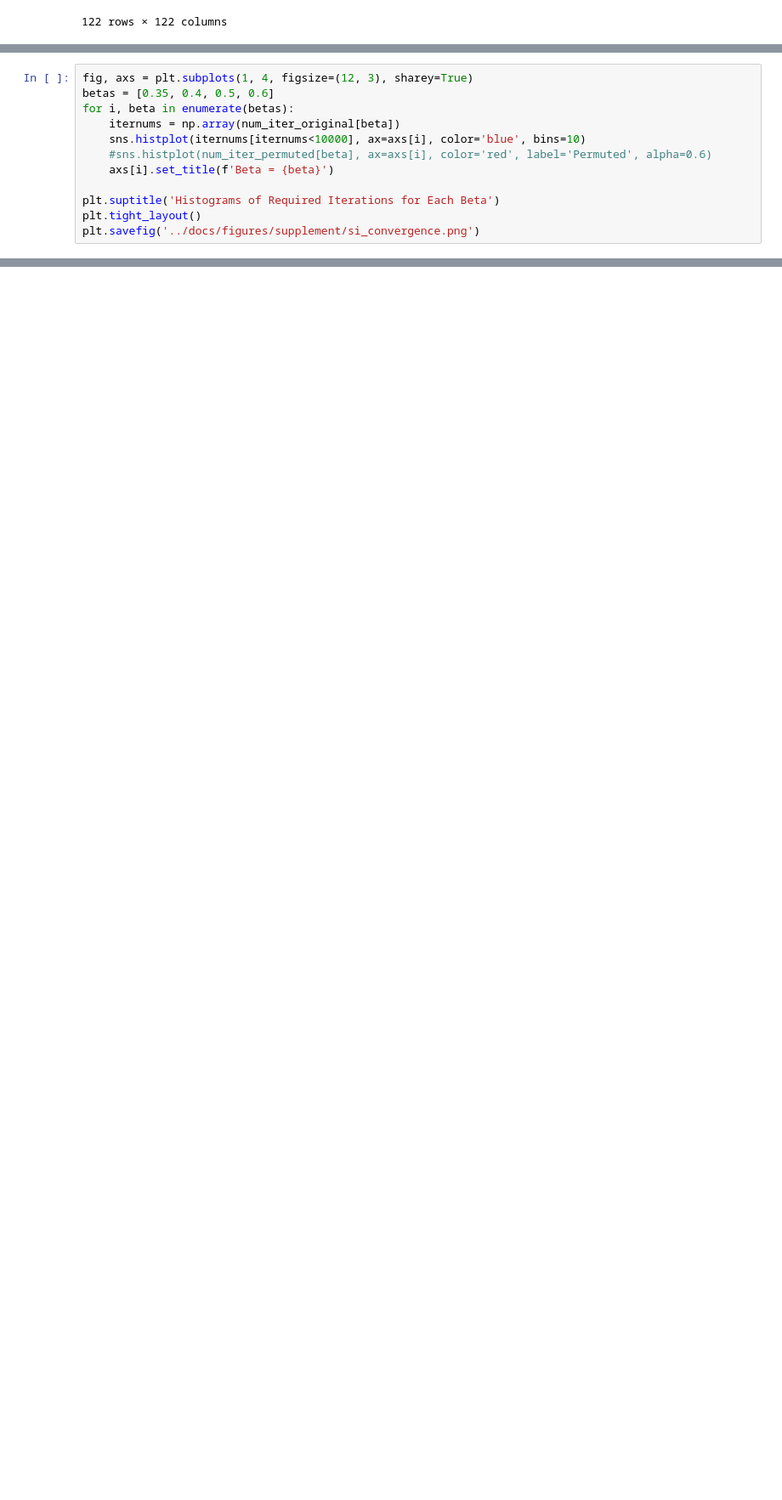
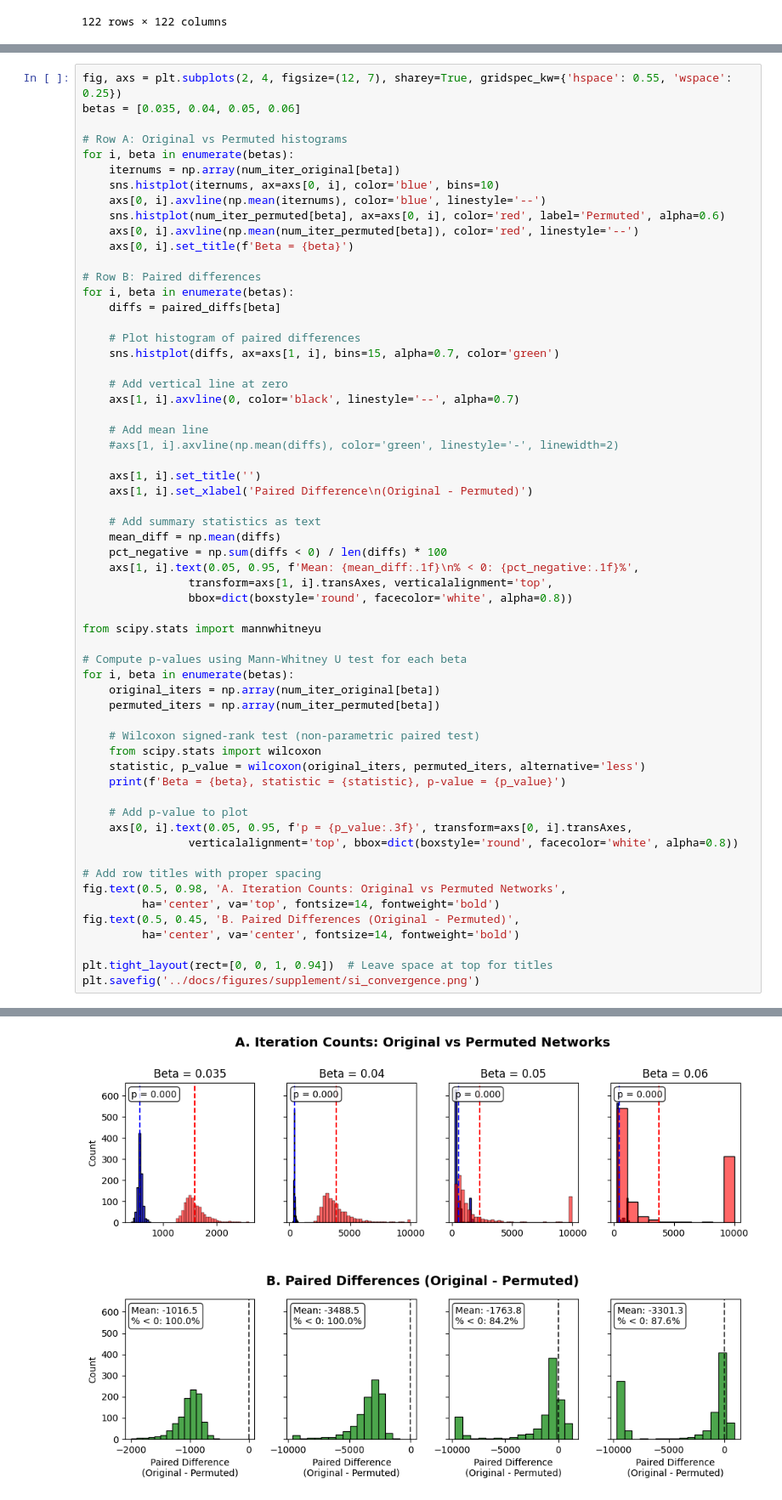
Before and after one commit to pni-lab/connattractor, a Jupyter notebook: notebooks/convergence_analysis.ipynb, the cells around one changed output, grey strips where cells are left out. Shown at 85% size. Saved outputs shown, nothing was run; the diff lists cells and outputs as text; blank space fills up the shorter version.

```diff
--- a/notebooks/convergence_analysis.ipynb
+++ b/notebooks/convergence_analysis.ipynb
@@ -120,12 +89,0 @@ median iterations
-# %%
-fig, axs = plt.subplots(1, 4, figsize=(12, 3), sharey=True)
-betas = [0.35, 0.4, 0.5, 0.6]
-for i, beta in enumerate(betas):
-    iternums = np.array(num_iter_original[beta])
-    sns.histplot(iternums[iternums<10000], ax=axs[i], color='blue', bins=10)
-    #sns.histplot(num_iter_permuted[beta], ax=axs[i], color='red', label='Permuted', alpha=0.6)
-    axs[i].set_title(f'Beta = {beta}')
-
-plt.suptitle('Histograms of Required Iterations for Each Beta')
-plt.tight_layout()
-plt.savefig('../docs/figures/supplement/si_convergence.png')
@@ -133,0 +141,61 @@ plt.savefig('../docs/figures/supplement/si_convergence.png')
+# %%
+fig, axs = plt.subplots(2, 4, figsize=(12, 7), sharey=True, gridspec_kw={'hspace': 0.55, 'wspace': 0.25})
+betas = [0.035, 0.04, 0.05, 0.06]
+
+# Row A: Original vs Permuted histograms
+for i, beta in enumerate(betas):
+    iternums = np.array(num_iter_original[beta])
+    sns.histplot(iternums, ax=axs[0, i], color='blue', bins=10)
+    axs[0, i].axvline(np.mean(iternums), color='blue', linestyle='--')
+    sns.histplot(num_iter_permuted[beta], ax=axs[0, i], color='red', label='Permuted', alpha=0.6)
+    axs[0, i].axvline(np.mean(num_iter_permuted[beta]), color='red', linestyle='--')
+    axs[0, i].set_title(f'Beta = {beta}')
+
+# Row B: Paired differences
+for i, beta in enumerate(betas):
+    diffs = paired_diffs[beta]
+
+    # Plot histogram of paired differences
+    sns.histplot(diffs, ax=axs[1, i], bins=15, alpha=0.7, color='green')
+
+    # Add vertical line at zero
+    axs[1, i].axvline(0, color='black', linestyle='--', alpha=0.7)
+
+    # Add mean line
+    #axs[1, i].axvline(np.mean(diffs), color='green', linestyle='-', linewidth=2)
+
+    axs[1, i].set_title('')
+    axs[1, i].set_xlabel('Paired Difference\n(Original - Permuted)')
+
+    # Add summary statistics as text
+    mean_diff = np.mean(diffs)
+    pct_negative = np.sum(diffs < 0) / len(diffs) * 100
+    axs[1, i].text(0.05, 0.95, f'Mean: {mean_diff:.1f}\n% < 0: {pct_negative:.1f}%',
+                transform=axs[1, i].transAxes, verticalalignment='top',
+                bbox=dict(boxstyle='round', facecolor='white', alpha=0.8))
+
+from scipy.stats import mannwhitneyu
+
+# Compute p-values using Mann-Whitney U test for each beta
+for i, beta in enumerate(betas):
+    original_iters = np.array(num_iter_original[beta])
+    permuted_iters = np.array(num_iter_permuted[beta])
+
+    # Wilcoxon signed-rank test (non-parametric paired test)
+    from scipy.stats import wilcoxon
+    statistic, p_value = wilcoxon(original_iters, permuted_iters, alternative='less')
+    print(f'Beta = {beta}, statistic = {statistic}, p-value = {p_value}')
+
+    # Add p-value to plot
+    axs[0, i].text(0.05, 0.95, f'p = {p_value:.3f}', transform=axs[0, i].transAxes,
+                verticalalignment='top', bbox=dict(boxstyle='round', facecolor='white', alpha=0.8))
+
+# Add row titles with proper spacing
+fig.text(0.5, 0.98, 'A. Iteration Counts: Original vs Permuted Networks',
+         ha='center', va='top', fontsize=14, fontweight='bold')
+fig.text(0.5, 0.45, 'B. Paired Differences (Original - Permuted)',
+         ha='center', va='center', fontsize=14, fontweight='bold')
+
+plt.tight_layout(rect=[0, 0, 1, 0.94])  # Leave space at top for titles
+plt.savefig('../docs/figures/supplement/si_convergence.png')
+# %% [output]
@@ -133,0 +206 @@ plt.savefig('../docs/figures/supplement/si_convergence.png')
+[figure, added]
```
Also changed, not shown: parts of 6 cells of this notebook, 19 other files.
